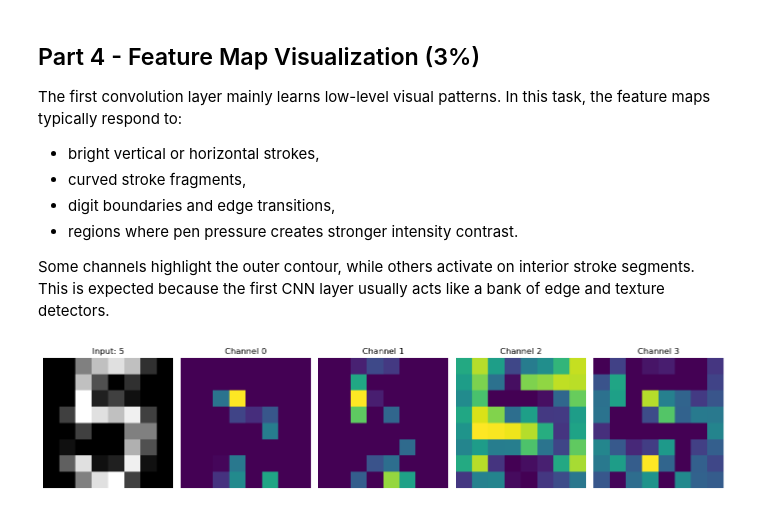
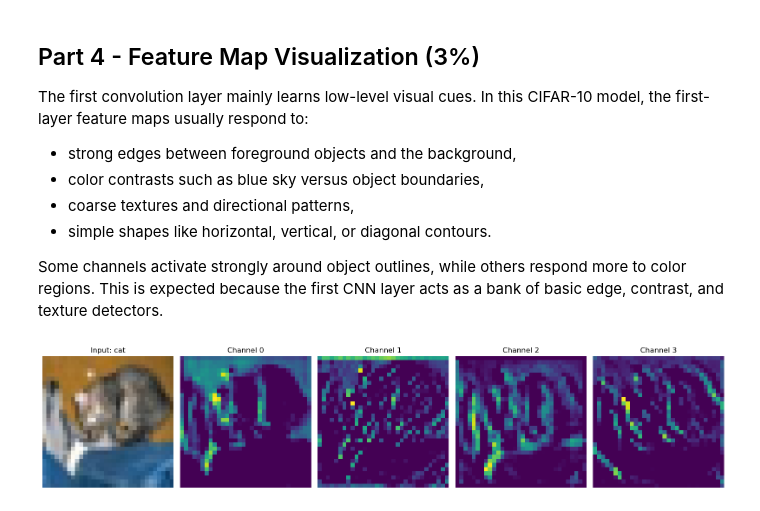
Before and after one commit to siagripsy/DeepLearning_Project2, a Jupyter notebook: Project2.ipynb, the cells around one changed output. Cells and saved outputs as stored; diff of their text form; code cells hidden in the pictures.

```diff
--- a/Project2.ipynb
+++ b/Project2.ipynb
@@ -297,12 +320,17 @@ The CNN was trained for 15 epochs with Adam and cross-entropy loss. The final te
 # %%
-cnn_history, cnn_train_time = train_model(cnn_model, train_loader, test_loader, epochs=15, lr=1e-3)
+cnn_model = CIFAR10CNN().to(device)
+print(cnn_model)
+print(f'CNN trainable parameters: {count_parameters(cnn_model):,}')
+
+
+cnn_history, cnn_train_time = train_model(cnn_model, train_loader, test_loader, epochs=5, lr=1e-3)
 cnn_accuracy, cnn_cm, cnn_per_class_acc, cnn_preds, cnn_labels = evaluate_model(cnn_model, test_loader)
 
 print(f'Final CNN test accuracy: {cnn_accuracy:.4f}')
 print(f'CNN training time: {cnn_train_time:.2f} seconds')
 print('CNN per-class accuracy:')
 for class_name, class_acc in zip(class_names, cnn_per_class_acc):
-    print(f'Class {class_name}: {class_acc:.4f}')
+    print(f'{class_name:>10}: {class_acc:.4f}')
 
 hardest_class_idx = int(np.argmin(cnn_per_class_acc))
 print(f'Hardest class: {class_names[hardest_class_idx]} ({cnn_per_class_acc[hardest_class_idx]:.4f})')
@@ -330,10 +358,13 @@ axes[1].legend()
 plt.tight_layout()
 plt.show()
 
-plt.figure(figsize=(8, 6))
+plt.figure(figsize=(9, 7))
 sns.heatmap(cnn_cm, annot=True, fmt='d', cmap='Blues', xticklabels=class_names, yticklabels=class_names)
 plt.title('CNN Confusion Matrix')
 plt.xlabel('Predicted Label')
 plt.ylabel('True Label')
+plt.xticks(rotation=45, ha='right')
+plt.yticks(rotation=0)
+plt.tight_layout()
 plt.show()
 # %% [output]
@@ -359,31 +459,42 @@ Hardest class: 8 (0.8000)
 # %% [markdown]
 ## Part 4 - Feature Map Visualization (3%)
 
-The first convolution layer mainly learns low-level visual patterns. In this task, the feature maps typically respond to:
-- bright vertical or horizontal strokes,
-- curved stroke fragments,
-- digit boundaries and edge transitions,
-- regions where pen pressure creates stronger intensity contrast.
+The first convolution layer mainly learns low-level visual cues. In this CIFAR-10 model, the first-layer feature maps usually respond to:
+- strong edges between foreground objects and the background,
+- color contrasts such as blue sky versus object boundaries,
+- coarse textures and directional patterns,
+- simple shapes like horizontal, vertical, or diagonal contours.
 
-Some channels highlight the outer contour, while others activate on interior stroke segments. This is expected because the first CNN layer usually acts like a bank of edge and texture detectors.
+Some channels activate strongly around object outlines, while others respond more to color regions. This is expected because the first CNN layer acts as a bank of basic edge, contrast, and texture detectors.
 # %%
-sample_image, sample_label = test_dataset[0]
+def denormalize_image(image_tensor, mean, std):
+    mean_tensor = torch.tensor(mean).view(3, 1, 1)
+    std_tensor = torch.tensor(std).view(3, 1, 1)
+    return image_tensor.cpu() * std_tensor + mean_tensor
+
+
+sample_index = 0
+sample_image, sample_label = test_dataset[sample_index]
 
 cnn_model.eval()
 with torch.no_grad():
-    feature_maps = cnn_model.relu(cnn_model.conv1(sample_image.unsqueeze(0).to(device))).cpu().squeeze(0)
+    feature_maps = cnn_model.relu(cnn_model.bn1(cnn_model.conv1(sample_image.unsqueeze(0).to(device))))
+    feature_maps = feature_maps.cpu().squeeze(0)
 
-fig, axes = plt.subplots(1, 5, figsize=(14, 3))
-axes[0].imshow(sample_image.squeeze().cpu(), cmap='gray')
-axes[0].set_title(f'Input: {sample_label}')
+display_image = denormalize_image(sample_image, train_mean, train_std)
+display_image = display_image.clamp(0, 1).permute(1, 2, 0).numpy()
+
+fig, axes = plt.subplots(1, 5, figsize=(16, 3.5))
+axes[0].imshow(display_image)
+axes[0].set_title(f'Input: {class_names[sample_label]}')
 axes[0].axis('off')
 
 for idx in range(4):
     axes[idx + 1].imshow(feature_maps[idx], cmap='viridis')
     axes[idx + 1].set_title(f'Channel {idx}')
     axes[idx + 1].axis('off')
 
 plt.tight_layout()
 plt.show()
 # %% [output]
-[figure, old version]
+[figure, new version]
```
Also changed, not shown: parts of 16 cells of this notebook, 7 other files.
